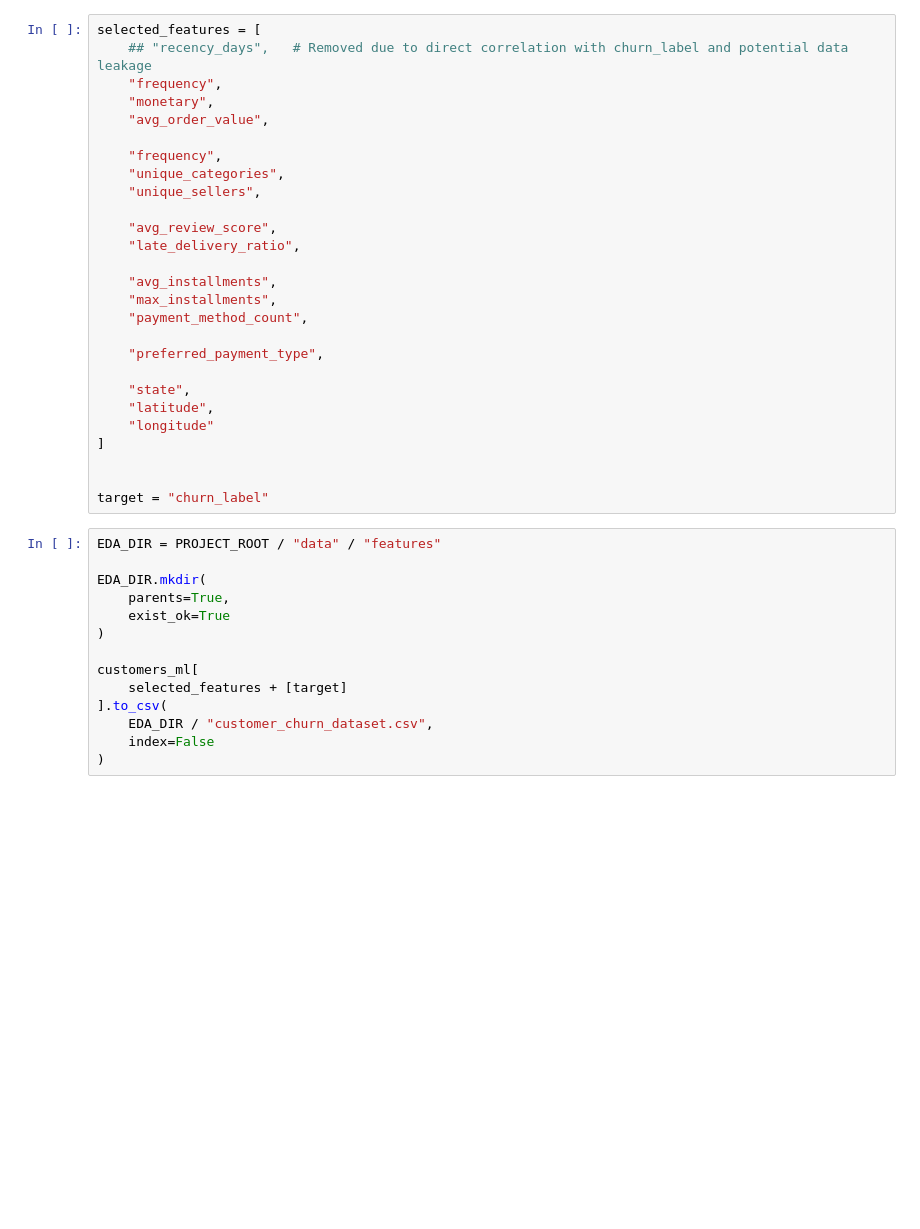
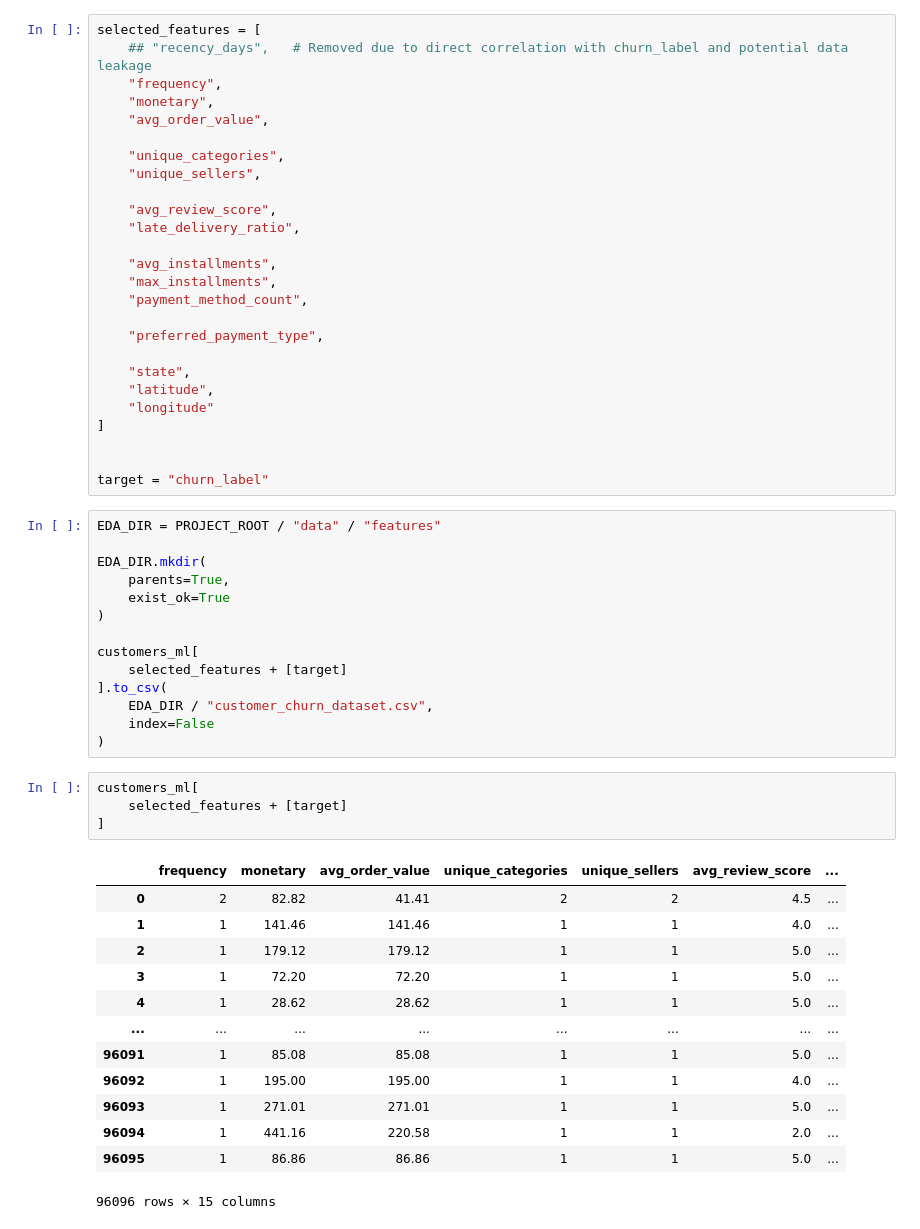
Before and after one commit to RyanCJC/e-commerce-ai-ml-retention-platform, a Jupyter notebook: notebooks/05-ML_EDA+Analysis.ipynb, the cells around one changed output. Cells and saved outputs as stored; diff of their text form; blank space fills up the shorter version.

```diff
--- a/notebooks/05-ML_EDA+Analysis.ipynb
+++ b/notebooks/05-ML_EDA+Analysis.ipynb
@@ -349,7 +345,6 @@ selected_features = [
     "monetary",
     "avg_order_value",
 
-    "frequency",
     "unique_categories",
     "unique_sellers",
 
@@ -383,3 +378,21 @@ customers_ml[
     EDA_DIR / "customer_churn_dataset.csv",
     index=False
 )
+# %%
+customers_ml[
+    selected_features + [target]
+]
+# %% [output]
+|  | frequency | monetary | avg_order_value | unique_categories | unique_sellers | avg_review_score | ... |
+| 0 | 2 | 82.82 | 41.41 | 2 | 2 | 4.5 | ... |
+| 1 | 1 | 141.46 | 141.46 | 1 | 1 | 4.0 | ... |
+| 2 | 1 | 179.12 | 179.12 | 1 | 1 | 5.0 | ... |
+| 3 | 1 | 72.20 | 72.20 | 1 | 1 | 5.0 | ... |
+| 4 | 1 | 28.62 | 28.62 | 1 | 1 | 5.0 | ... |
+| ... | ... | ... | ... | ... | ... | ... | ... |
+| 96091 | 1 | 85.08 | 85.08 | 1 | 1 | 5.0 | ... |
+| 96092 | 1 | 195.00 | 195.00 | 1 | 1 | 4.0 | ... |
+| 96093 | 1 | 271.01 | 271.01 | 1 | 1 | 5.0 | ... |
+| 96094 | 1 | 441.16 | 220.58 | 1 | 1 | 2.0 | ... |
+| 96095 | 1 | 86.86 | 86.86 | 1 | 1 | 5.0 | ... |
+96096 rows × 15 columns
```
Also changed, not shown: parts of 10 cells of this notebook, 21 other files.
